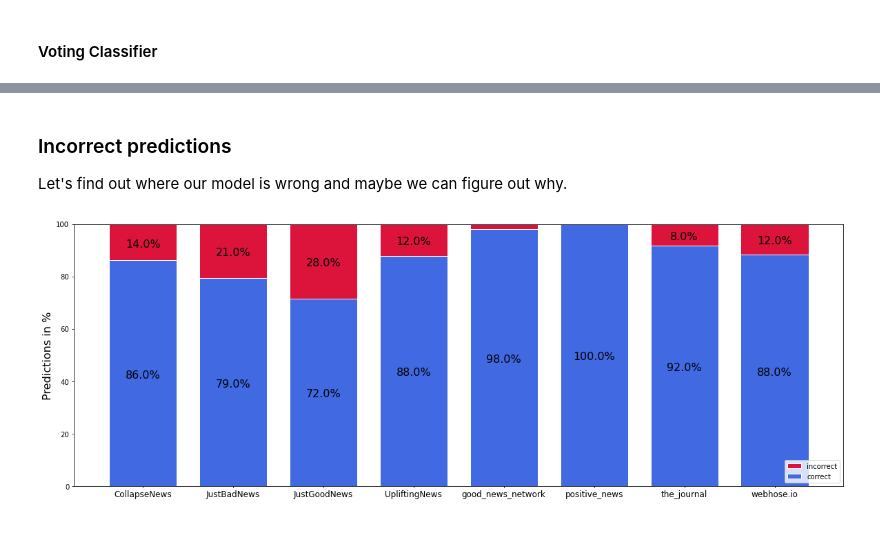
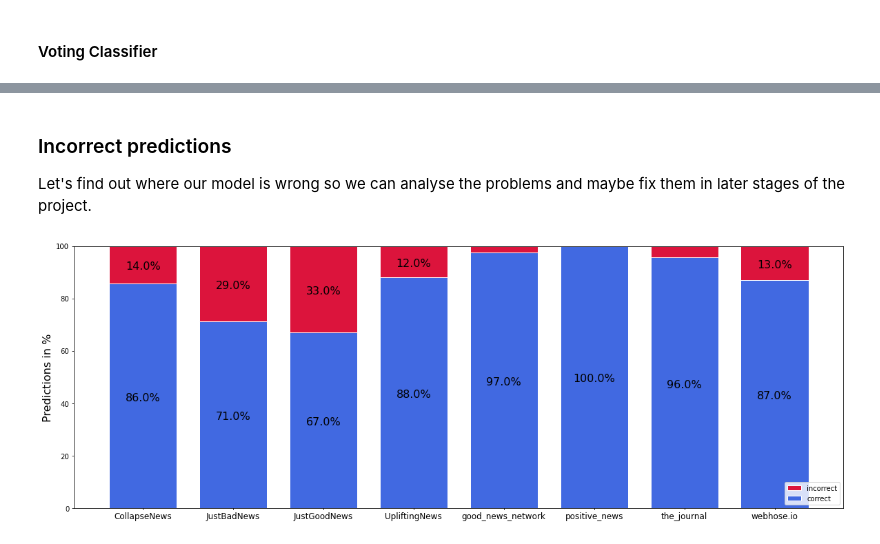
Before and after one commit to svenrr/good_news_everyone, a Jupyter notebook: Sentiment_Analysis/sentiment_analysis.ipynb, the cells around one changed output, grey strips where cells are left out. Drawn from its saved outputs; the diff is of its cells as text; code cells hidden in the pictures.

```diff
--- a/Sentiment_Analysis/sentiment_analysis.ipynb
+++ b/Sentiment_Analysis/sentiment_analysis.ipynb
@@ -558,0 +573,6 @@ Accuracy for test set : 82.56%
+# %%
+# Define basemodel
+xgb = XGBClassifier(n_jobs=-1, random_state=random_state, learning_rate=0.1)
+xgb.fit(X_train_tfidf, y_train, sample_weight=sample_weight)
+print(f'Accuracy trainset : {(xgb.score(X_train_tfidf, y_train)*100).round(2)}')
+print(f'Accuracy testset : {(xgb.score(X_test_tfidf, y_test)*100).round(2)}')
@@ -559,11 +582,17 @@ Accuracy for test set : 82.56%
 # %% [markdown]
 #### Voting Classifier
 # %%
-vc = VotingClassifier(estimators=[('sv', sv_best), ('lr', lr_best), ('et', et_best)], voting='hard')
-vc.fit(X_train_tfidf, y_train, sample_weight=sample_weight)
-y_pred = vc.predict(X_val_tfidf)
-pickle.dump(vc, open("vc.pickle", "wb"))
+vc = VotingClassifier(estimators=[('lr', lr_best), ('et', et_best), ('xgb', xgb)], voting='soft')
+vc.fit(X_train_tfidf, y_train, sample_weight=sample_weight);
+pickle.dump(vc, open("vc_sentiment.pickle", "wb"))
 # %%
+# Save predictions for each set and probability for validation set
+y_pred_train = vc.predict(X_train_tfidf)
+y_pred_test = vc.predict(X_test_tfidf)
+y_pred_val = vc.predict(X_val_tfidf)
+y_pred_val_proba = vc.predict_proba(X_val_tfidf)
+
+# Print results
 print(f"Accuracy for train set : {(vc.score(X_train_tfidf, y_train)*100).round(2)}%")
 print(f"Accuracy for test set : {(vc.score(X_test_tfidf, y_test)*100).round(2)}%")
 print(f"Accuracy for val set: {(vc.score(X_val_tfidf, y_val)*100).round(2)}%")
@@ -588,12 +623,12 @@ weighted avg       0.87      0.87      0.87       800
 # %% [markdown]
 ### Incorrect predictions
-Let's find out where our model is wrong and maybe we can figure out why.
+Let's find out where our model is wrong so we can analyse the problems and maybe fix them in later stages of the project.
 # %%
-# Create a list of all incorrectly predicted articles
+# Create a list of all incorrectly predicted articles in the validation set
 incorrect_pred = []
 correct_pred = []
 idx = 0
-for vect, prediction, label in zip(X_val_tfidf, y_pred, y_val):
+for vect, prediction, label in zip(X_val_tfidf, y_pred_val, y_val):
     if prediction != label:
         incorrect_pred.append(X_val.index[idx])
     else:
@@ -632,32 +667,32 @@ barWidth = 0.75
 # Plot
 fig, ax = plt.subplots(figsize=(20,7))
 rects1 = ax.bar(r, proportion_incorrect, bottom=proportion_correct, color=colors[0], edgecolor='white', width=barWidth, label="incorrect")
 rects2 = ax.bar(r, proportion_correct, color=colors[1], edgecolor='white', width=barWidth, label='correct')
 
 height = []
 for rect in rects2:
     height.append(rect.get_height())
 
 i = 0
 for rect in rects2:
     ax.annotate(str(height[i].round()) + '%',
                 xy=(rect.get_x() + rect.get_width() / 2, height[i] / 2),
                 xytext=(0, -10),  # 3 points vertical offset
                 textcoords="offset points",
                 ha='center', va='bottom',
                 Fontsize=16)
-    ax.annotate((str(100 - height[i].round()) + '%') if height[i] < 97 else ' ',
+    ax.annotate((str(100 - height[i].round()) + '%') if height[i] < 95 else ' ',
                 xy=(rect.get_x() + rect.get_width() / 2, height[i] + (100 - height[i])/2),
                 xytext=(0, -10),
                 textcoords="offset points",
                 ha='center', va='bottom',
                 Fontsize=16)
     i += 1
 
 plt.legend(loc=4)
 plt.xticks(r, x, Fontsize=12)
 plt.ylabel("Predictions in %", Fontsize=16)
 plt.savefig("predictions_stacked.png")
 plt.show()
 # %% [output]
-[figure, old version]
+[figure, new version]
```
Also changed, not shown: parts of 52 cells of this notebook, 2 other files.
